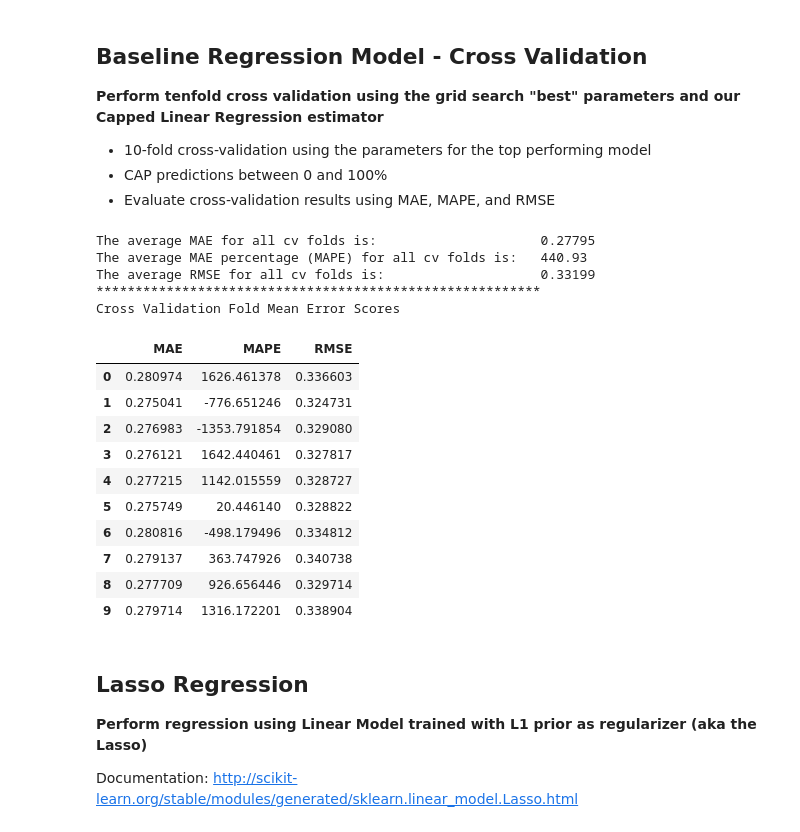
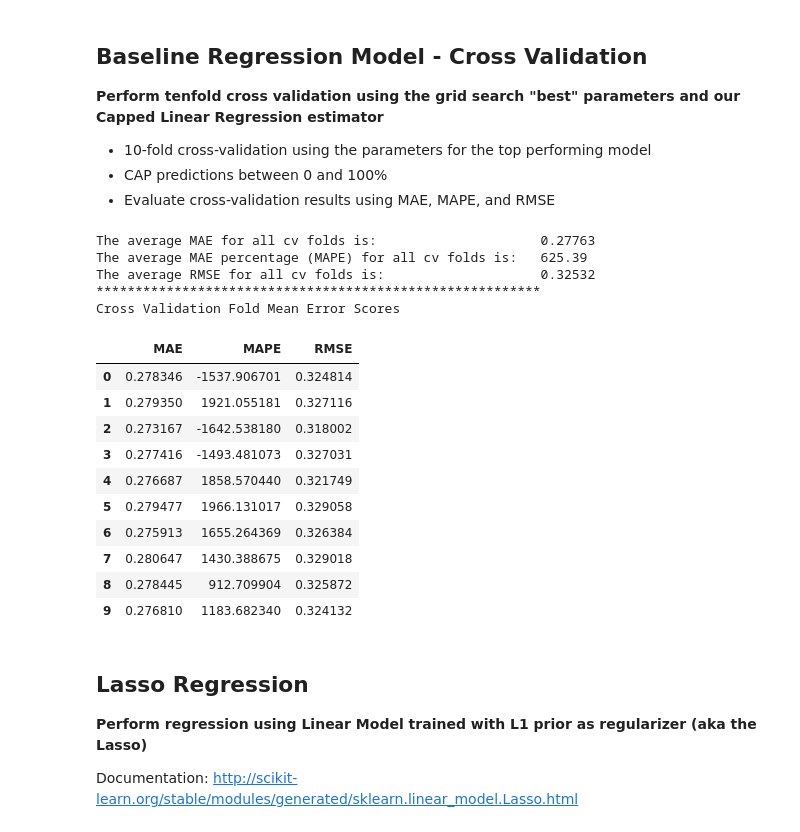
Before and after one commit to josteinstraume/classification-project2, a Jupyter notebook: notebooks/project2-report.ipynb, the cells around one changed output. Cells and saved outputs as stored; diff of their text form; code cells hidden in the pictures.

```diff
--- a/notebooks/project2-report.ipynb
+++ b/notebooks/project2-report.ipynb
@@ -380,9 +418,23 @@ for regeression:
 # %%
-#### DEFINING THE CV OBJECT FOR CLASSIFICATION
+#### DEFINING THE CV OBJECT FOR REGRESSION
 
-from sklearn.model_selection import StratifiedShuffleSplit
+from sklearn.model_selection import ShuffleSplit
+#cv = ShuffleSplit(n_splits=10, test_size=0.10, random_state=0)
+#from sklearn.model_selection import StratifiedShuffleSplit
 
 num_cv_iterations = 10
 
-cv_object = StratifiedShuffleSplit(n_splits = num_cv_iterations,
+cv_reg = ShuffleSplit(n_splits = num_cv_iterations,
                             test_size = 0.20, train_size = 0.80, random_state=1)
+
+
+##### We generate the training and testing sample
+for train_indices, test_indices in cv_reg.split(X_r,y_r):
+    X_r_train = X_r[train_indices]
+    y_r_train = y_r[train_indices]
+
+    X_r_test = X_r[test_indices]
+    y_r_test = y_r[test_indices]
+
+
+#cv_reg
@@ -551,6 +595,7 @@ regGridSearch = GridSearchCV(estimator=linreg
                    , scoring=mae_scorer)
 
 #Perform hyperparameter search to find the best combination of parameters for our data
-regGridSearch.fit(X_r, y_r)
+#regGridSearch.fit(X_r, y_r)
+regGridSearch.fit(X_r_train, y_r_train)
 # %% [output]
 Fitting 10 folds for each of 4 candidates, totalling 40 fits
@@ -579,26 +624,27 @@ CappedLinearRegression(copy_X=True, fit_intercept=False, n_jobs=1,
 # %%
 #Create CappedLinearRegression predictions between 0 and 100% using the best parameters for our Linear Regression object
 regEstimator = regGridSearch.best_estimator_
 
 #Evaluate the regression estimator above using our pre-defined cross validation and scoring metrics.
-EvaluateRegressionEstimator(regEstimator, X_r, y_r, cv_reg)
+#EvaluateRegressionEstimator(regEstimator, X_r, y_r, cv_reg)
+EvaluateRegressionEstimator(regEstimator, X_r_train, y_r_train, cv_reg)
 # %% [output]
-The average MAE for all cv folds is:                     0.27795
-The average MAE percentage (MAPE) for all cv folds is:   440.93
-The average RMSE for all cv folds is:                    0.33199
+The average MAE for all cv folds is:                     0.27763
+The average MAE percentage (MAPE) for all cv folds is:   625.39
+The average RMSE for all cv folds is:                    0.32532
 *********************************************************
 Cross Validation Fold Mean Error Scores
 |  | MAE | MAPE | RMSE |
-| 0 | 0.280974 | 1626.461378 | 0.336603 |
-| 1 | 0.275041 | -776.651246 | 0.324731 |
-| 2 | 0.276983 | -1353.791854 | 0.329080 |
-| 3 | 0.276121 | 1642.440461 | 0.327817 |
-| 4 | 0.277215 | 1142.015559 | 0.328727 |
-| 5 | 0.275749 | 20.446140 | 0.328822 |
-| 6 | 0.280816 | -498.179496 | 0.334812 |
-| 7 | 0.279137 | 363.747926 | 0.340738 |
-| 8 | 0.277709 | 926.656446 | 0.329714 |
-| 9 | 0.279714 | 1316.172201 | 0.338904 |
+| 0 | 0.278346 | -1537.906701 | 0.324814 |
+| 1 | 0.279350 | 1921.055181 | 0.327116 |
+| 2 | 0.273167 | -1642.538180 | 0.318002 |
+| 3 | 0.277416 | -1493.481073 | 0.327031 |
+| 4 | 0.276687 | 1858.570440 | 0.321749 |
+| 5 | 0.279477 | 1966.131017 | 0.329058 |
+| 6 | 0.275913 | 1655.264369 | 0.326384 |
+| 7 | 0.280647 | 1430.388675 | 0.329018 |
+| 8 | 0.278445 | 912.709904 | 0.325872 |
+| 9 | 0.276810 | 1183.682340 | 0.324132 |
 # %% [markdown]
 ##  Lasso Regression
 **Perform regression using Linear Model trained with L1 prior as regularizer (aka the Lasso)**
```
Also changed, not shown: parts of 10 cells of this notebook.
